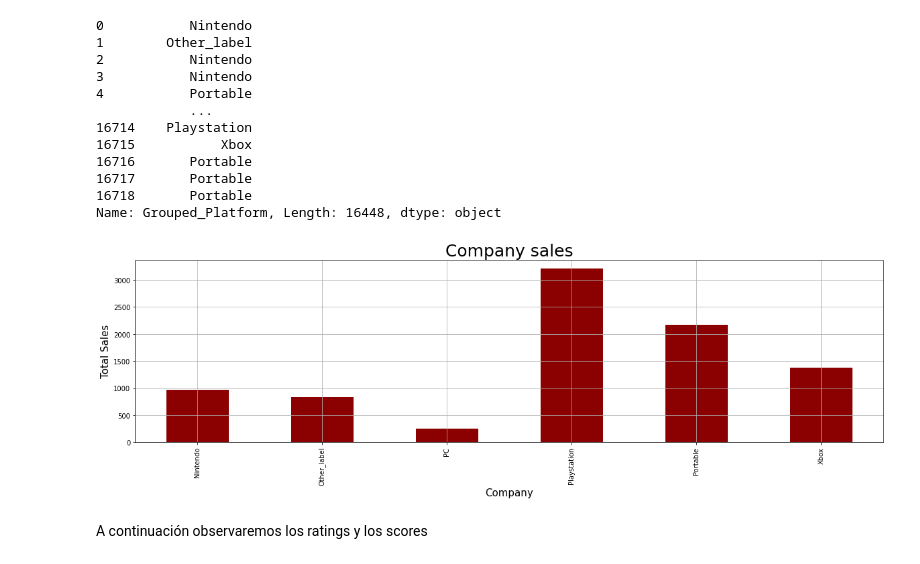
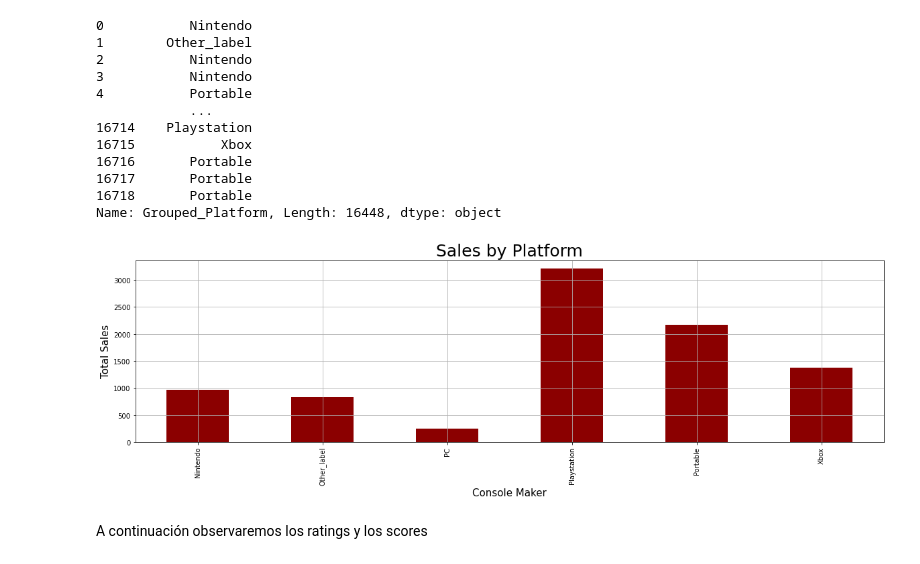
Before and after one commit to prope-2020-gh-classroom/practica-final-por-equipos-verano-2020-itam-jreyesgar93, a Jupyter notebook: Analisis_exploratorio.ipynb, the cells around one changed output. Cells and saved outputs as stored; diff of their text form; code cells hidden in the pictures.

```diff
--- a/Analisis_exploratorio.ipynb
+++ b/Analisis_exploratorio.ipynb
@@ -31,3 +12,3 @@ Cargando datos:
 # %%
-video_games = pd.DataFrame(video_games)
+video_games = pd.DataFrame(df)
 # %% [markdown]
@@ -132,12 +127,12 @@ Name: Grouped_Platform, Length: 16448, dtype: object
 # %%
 Platform_grouped = video_games.groupby(by = 'Grouped_Platform')
 total_sales = (Platform_grouped['Global_Sales']).sum().plot(kind = 'bar', grid=True, figsize=(20,5), color = 'darkred')
-plt.title('Company sales', size = 25)
-plt.xlabel('Company', size = 15)
+plt.title('Sales by Platform', size = 25)
+plt.xlabel('Console Maker', size = 15)
 plt.ylabel('Total Sales',size = 15)
 plt.show()
 # %% [output]
-[figure, old version]
+[figure, new version]
 # %% [markdown]
 A continuación observaremos los ratings y los scores
 # %%
```
Also changed, not shown: parts of 20 cells of this notebook.
